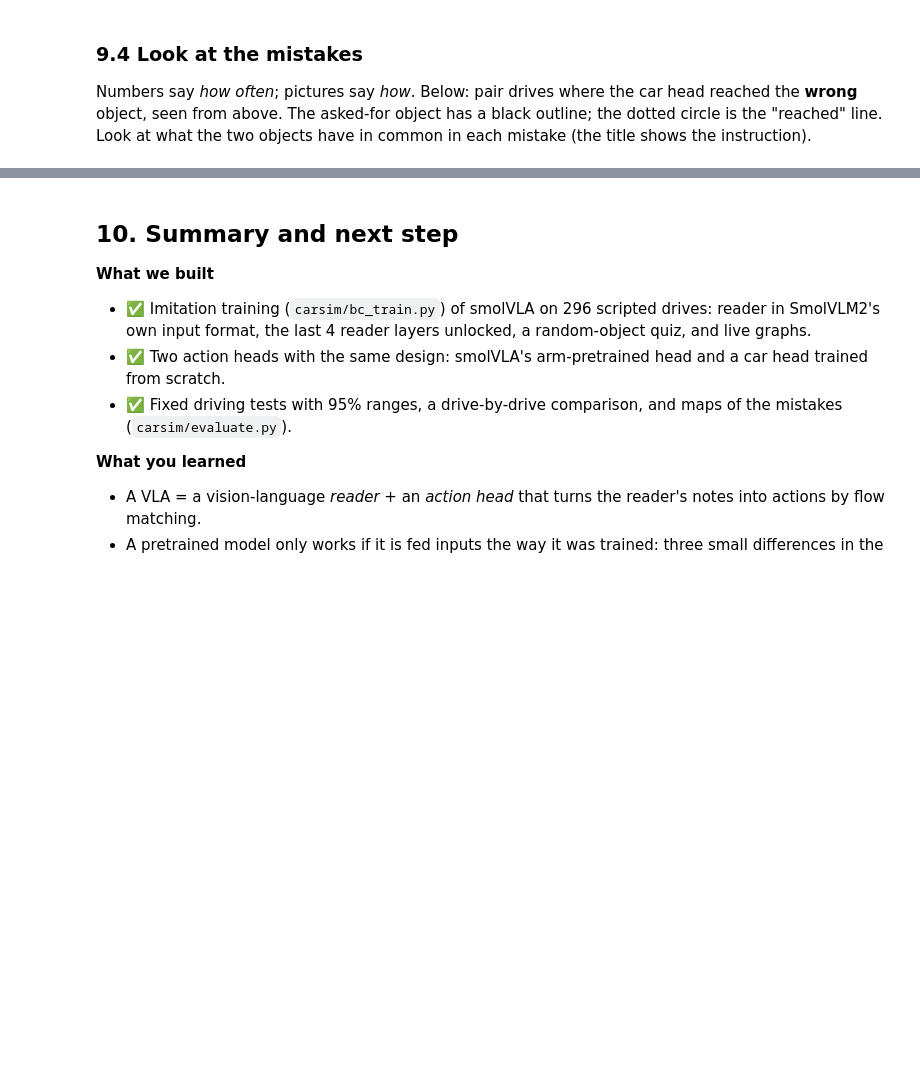
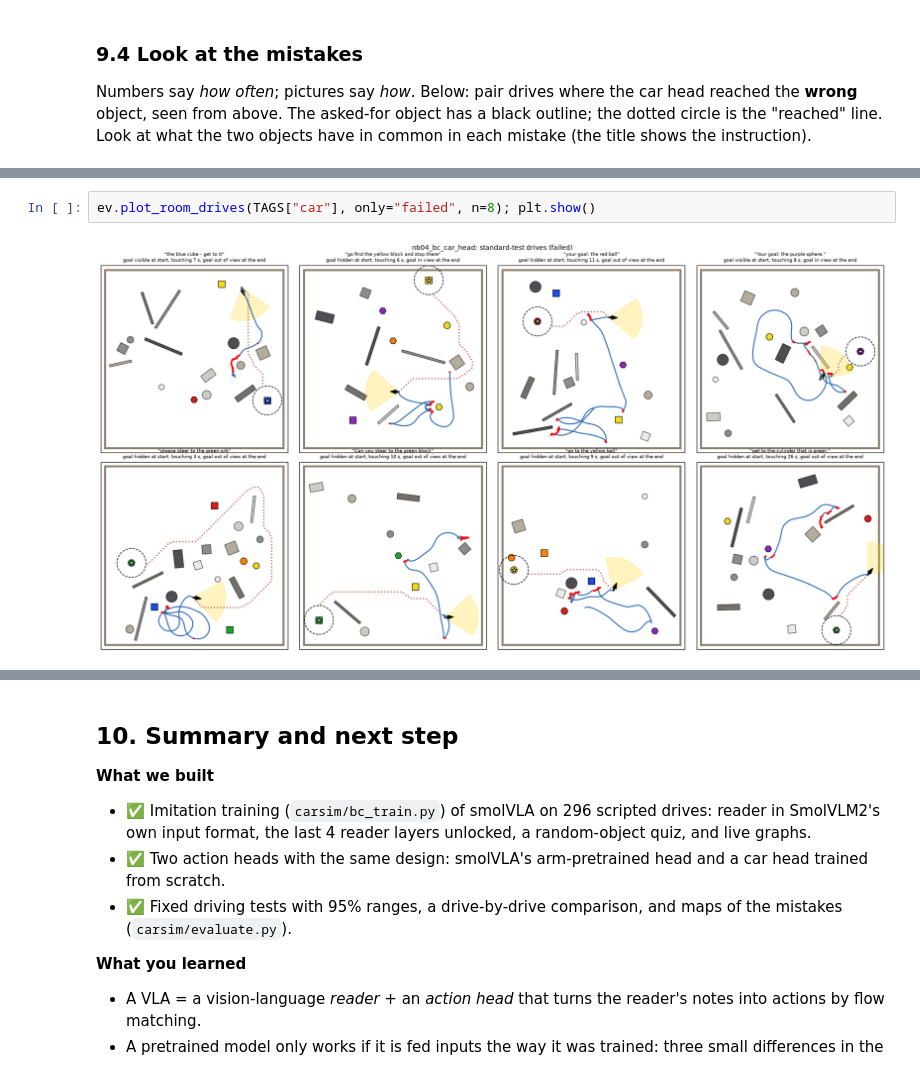
Before and after one commit to mayur-mahajan/obstacle_avoidance, a Jupyter notebook: notebooks/04_imitation_training.ipynb, the cells around one changed output, grey strips where cells are left out. Cells and saved outputs as stored; diff of their text form; blank space fills up the shorter version.

```diff
--- a/notebooks/04_imitation_training.ipynb
+++ b/notebooks/04_imitation_training.ipynb
@@ -388 +443,5 @@ ev.plot_drives(TAGS["car"], "pair", only="wrong", n=12); plt.show()
+# %%
+ev.plot_room_drives(TAGS["car"], only="failed", n=8); plt.show()
+# %% [output]
+[figure, added]
 # %% [markdown]
```
Also changed, not shown: parts of 14 cells of this notebook, 5 other files.
